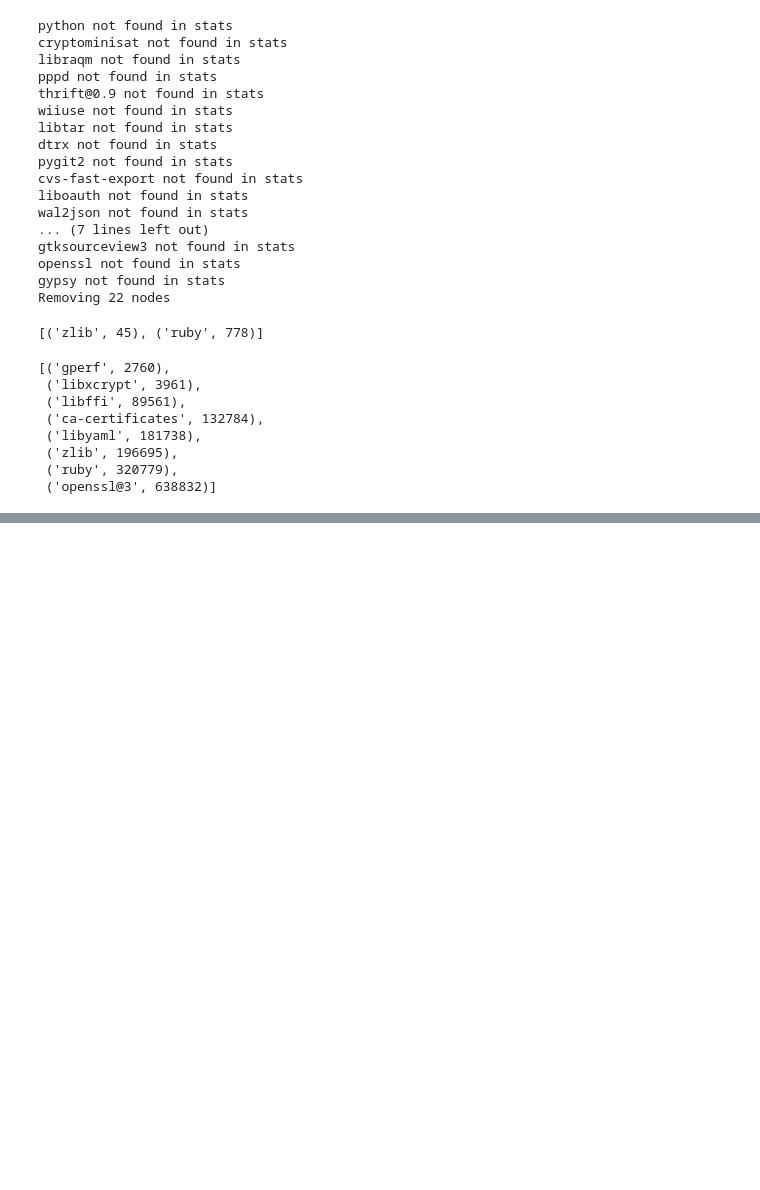
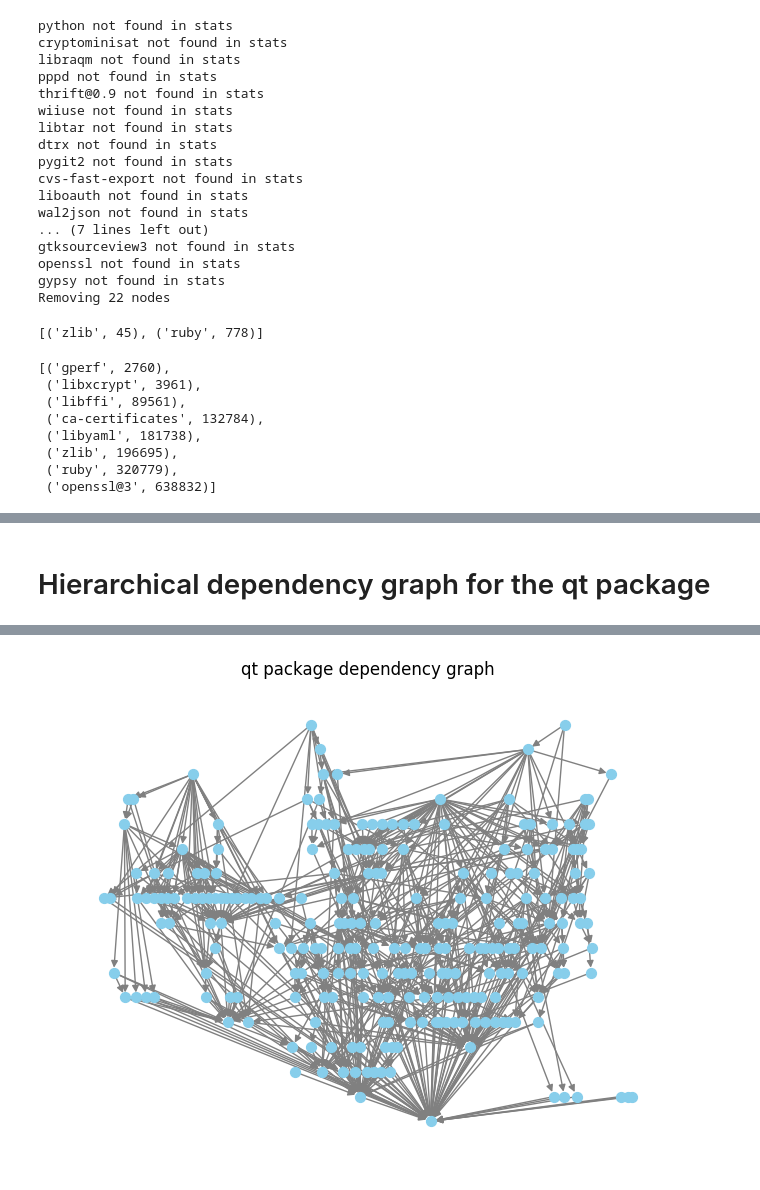
Before and after one commit to Krrer-uni/DAVe, a Jupyter notebook: dave.ipynb, the cells around one changed output, grey strips where cells are left out. Drawn from its saved outputs; the diff is of its cells as text; code cells hidden in the pictures; blank space fills up the shorter version.

```diff
--- a/dave.ipynb
+++ b/dave.ipynb
@@ -167,0 +208,29 @@ find_dependents_to_infect("ruby", "install_on_request")
+# %% [markdown]
+# Hierarchical dependency graph for the qt package
+# %%
+df_qt = pd.read_csv("data/csv/qt.csv")
+
+package_stats = pd.read_csv("data/csv/package_stats_with_contributors.csv")
+
+display(package_stats.head(10))
+
+G_qt = nx.from_pandas_edgelist(
+    df_qt, target="package", source="dependency", create_using=nx.DiGraph()
+)
+
+pos_hierarchic = nx.nx_agraph.graphviz_layout(G_qt, prog="dot")
+
+nx.draw(
+    G_qt,
+    pos_hierarchic,
+    with_labels=False,
+    node_size=50,
+    node_color="skyblue",
+    edge_color="gray",
+    font_size=8,
+)
+plt.title("qt package dependency graph")
+
+plt.tight_layout()
+plt.show()
+# %% [output]
@@ -167,0 +248 @@ find_dependents_to_infect("ruby", "install_on_request")
+[figure, added]
```
Also changed, not shown: parts of 4 cells of this notebook.
